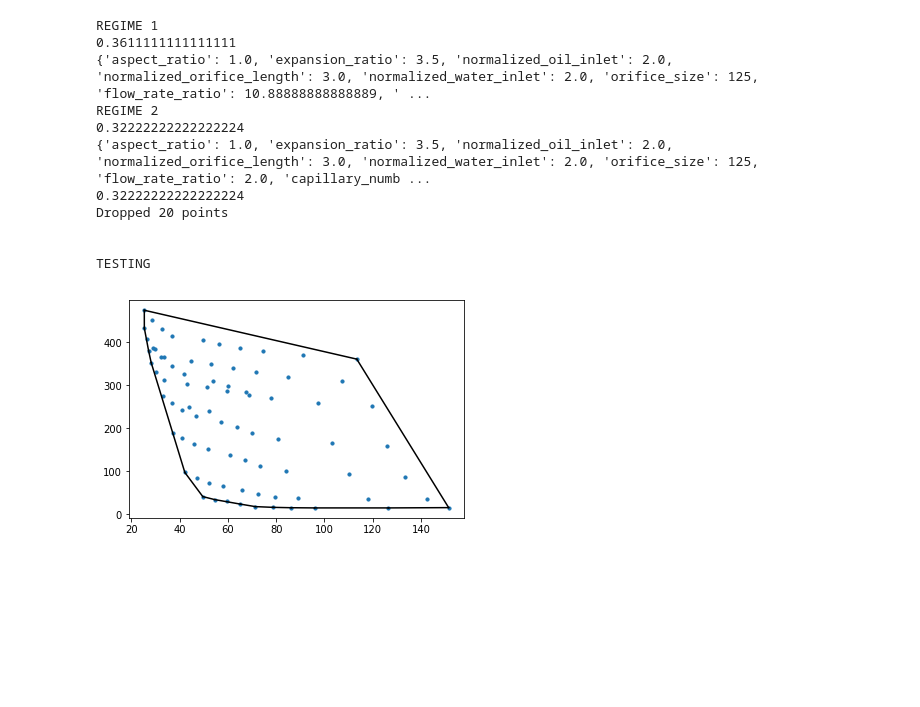
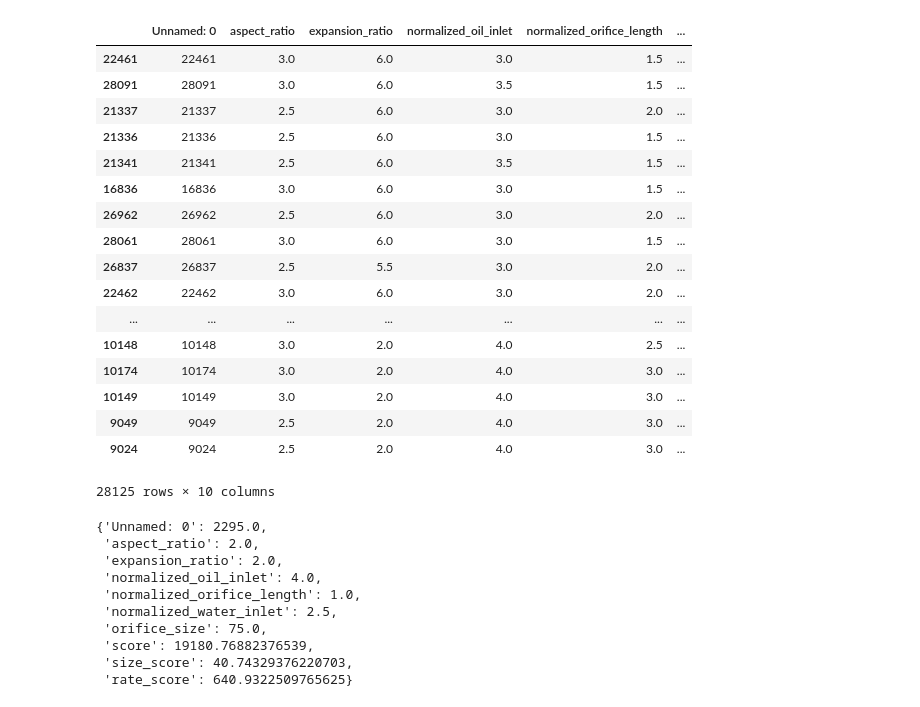
Before and after one commit to CIDARLAB/DAFD, a Jupyter notebook: design_space_sweep.ipynb, the cells around one changed output. Drawn from its saved outputs; the diff is of its cells as text; code cells hidden in the pictures; blank space fills up the shorter version.

Commit message:
Generate entire design space sweep and initial full analysis

```diff
--- a/design_space_sweep.ipynb
+++ b/design_space_sweep.ipynb
@@ -45,34 +27,41 @@ valid_chips.loc[11629, :].to_dict()
-# %%
-lowest = {'aspect_ratio': 3.0,
- 'expansion_ratio': 2.0,
- 'normalized_oil_inlet': 4.0,
- 'normalized_orifice_length': 1.0,
- 'normalized_water_inlet': 2.5,
- 'orifice_size': 125}
-
-highest = {'aspect_ratio': 1.0,
- 'expansion_ratio': 3.5,
- 'normalized_oil_inlet': 2.0,
- 'normalized_orifice_length': 3.0,
- 'normalized_water_inlet': 2.0,
- 'orifice_size': 125}
-
-sizes, rates = sweep_results(highest, sweep_size=10, jet_drop=True, ca_range=[.05, .4])
-points = np.array([[sizes[i], rates[i]] for i in range(len(sizes))])
-hull = ConvexHull(points)
-plt.scatter(points[:,0], points[:,1], s=10)
-for simplex in hull.simplices:
-    plt.plot(points[simplex, 0], points[simplex, 1], 'k-')
-# %% [output]
-REGIME 1
-0.3611111111111111
-{'aspect_ratio': 1.0, 'expansion_ratio': 3.5, 'normalized_oil_inlet': 2.0, 'normalized_orifice_length': 3.0, 'normalized_water_inlet': 2.0, 'orifice_size': 125, 'flow_rate_ratio': 10.88888888888889, ' ...
-REGIME 2
-0.32222222222222224
-{'aspect_ratio': 1.0, 'expansion_ratio': 3.5, 'normalized_oil_inlet': 2.0, 'normalized_orifice_length': 3.0, 'normalized_water_inlet': 2.0, 'orifice_size': 125, 'flow_rate_ratio': 2.0, 'capillary_numb ...
-0.32222222222222224
-Dropped 20 points
-
-
-TESTING
-[figure, removed]
+# %%
+# Load Dataset and sort
+chips = pd.read_csv("20210125_designspace_sweep3.csv")
+all_results = pd.read_csv("20210125_complete_sweep3.csv")
+chips = chips.sort_values("size_score")
+# %%
+chips = chips.sort_values("rate_score")
+# %%
+chips
+# %% [output]
+|  | Unnamed: 0 | aspect_ratio | expansion_ratio | normalized_oil_inlet | normalized_orifice_length | ... |
+| 22461 | 22461 | 3.0 | 6.0 | 3.0 | 1.5 | ... |
+| 28091 | 28091 | 3.0 | 6.0 | 3.5 | 1.5 | ... |
+| 21337 | 21337 | 2.5 | 6.0 | 3.0 | 2.0 | ... |
+| 21336 | 21336 | 2.5 | 6.0 | 3.0 | 1.5 | ... |
+| 21341 | 21341 | 2.5 | 6.0 | 3.5 | 1.5 | ... |
+| 16836 | 16836 | 3.0 | 6.0 | 3.0 | 1.5 | ... |
+| 26962 | 26962 | 2.5 | 6.0 | 3.0 | 2.0 | ... |
+| 28061 | 28061 | 3.0 | 6.0 | 3.0 | 1.5 | ... |
+| 26837 | 26837 | 2.5 | 5.5 | 3.0 | 2.0 | ... |
+| 22462 | 22462 | 3.0 | 6.0 | 3.0 | 2.0 | ... |
+| ... | ... | ... | ... | ... | ... | ... |
+| 10148 | 10148 | 3.0 | 2.0 | 4.0 | 2.5 | ... |
+| 10174 | 10174 | 3.0 | 2.0 | 4.0 | 3.0 | ... |
+| 10149 | 10149 | 3.0 | 2.0 | 4.0 | 3.0 | ... |
+| 9049 | 9049 | 2.5 | 2.0 | 4.0 | 3.0 | ... |
+| 9024 | 9024 | 2.5 | 2.0 | 4.0 | 3.0 | ... |
+28125 rows × 10 columns
+# %%
+chips.iloc[0,:].to_dict()
+# %% [output]
+{'Unnamed: 0': 2295.0,
+ 'aspect_ratio': 2.0,
+ 'expansion_ratio': 2.0,
+ 'normalized_oil_inlet': 4.0,
+ 'normalized_orifice_length': 1.0,
+ 'normalized_water_inlet': 2.5,
+ 'orifice_size': 75.0,
+ 'score': 19180.76882376539,
+ 'size_score': 40.74329376220703,
+ 'rate_score': 640.9322509765625}
```
Also changed, not shown: parts of 15 cells of this notebook, 7 other files.
